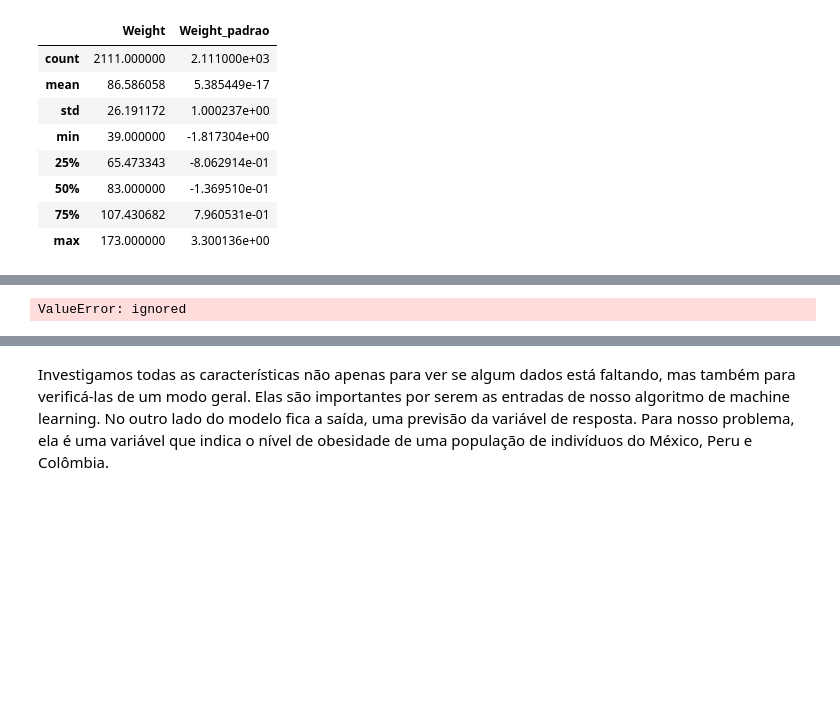
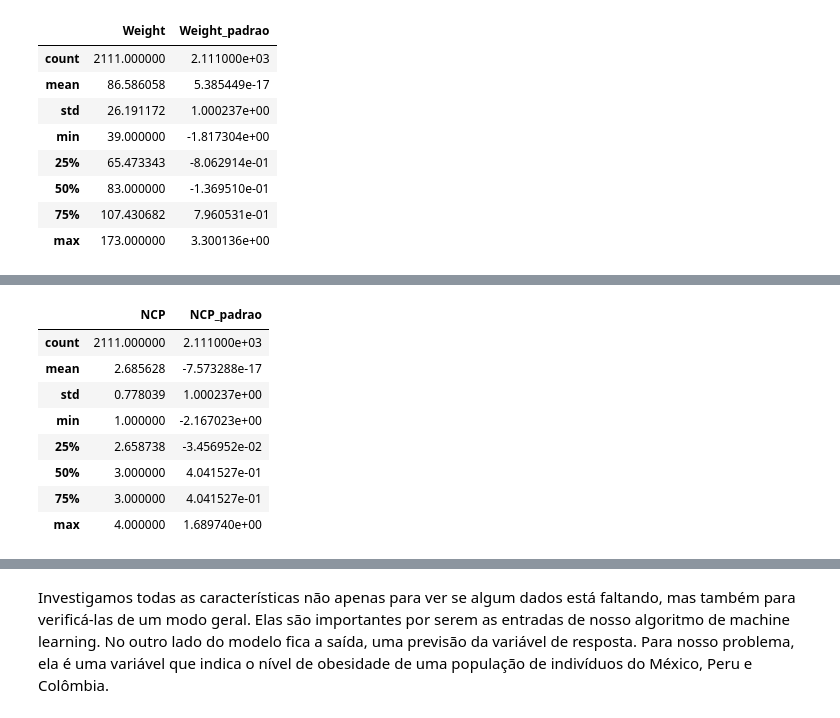
Before and after one commit to flamartini/PUCRIO_EAD_CIENCIA_DADOS, a Jupyter notebook: MVP_Níveis_de_obesidade.ipynb, the cells around one changed output, grey strips where cells are left out. Cells and saved outputs as stored; diff of their text form; code cells hidden in the pictures; blank space fills up the shorter version.

```diff
--- a/MVP_Níveis_de_obesidade.ipynb
+++ b/MVP_Níveis_de_obesidade.ipynb
@@ -1057,16 +1084,26 @@ data_obesity[['Weight','Weight_padrao']].describe()
 # %%
 scaler = StandardScaler()
 
+data_obesity["NCP"] = pd.to_numeric(data_obesity["NCP"], errors="coerce")
+
 # Fazendo o fit com os dados
-scaler = scaler.fit(data_obesity[['FAF']]) # NCP - número de refeições principais
+scaler = scaler.fit(data_obesity[['NCP']]) # NCP - número de refeições principais
 
-# Fazendo o transform dos dados e criando a coluna Age_padrao
-data_obesity['FAF_padrao'] = scaler.transform(data_obesity[['NCP']])
+# Fazendo o transform dos dados e criando a coluna FAF_padrao
+data_obesity['NCP_padrao'] = scaler.transform(data_obesity[['NCP']])
 
 # Agora visualizando estatisticamente esses dados
-data_obesity[['FAF','FAF_padrao']].describe()
+data_obesity[['NCP','NCP_padrao']].describe()
 # %% [output]
-ValueError: ignored
+|  | NCP | NCP_padrao |
+| count | 2111.000000 | 2.111000e+03 |
+| mean | 2.685628 | -7.573288e-17 |
+| std | 0.778039 | 1.000237e+00 |
+| min | 1.000000 | -2.167023e+00 |
+| 25% | 2.658738 | -3.456952e-02 |
+| 50% | 3.000000 | 4.041527e-01 |
+| 75% | 3.000000 | 4.041527e-01 |
+| max | 4.000000 | 1.689740e+00 |
 # %%
 # Podemos inclusive verificar apenas a média
 print(data_obesity.Age_padrao.mean())
```
Also changed, not shown: parts of 19 cells of this notebook.
